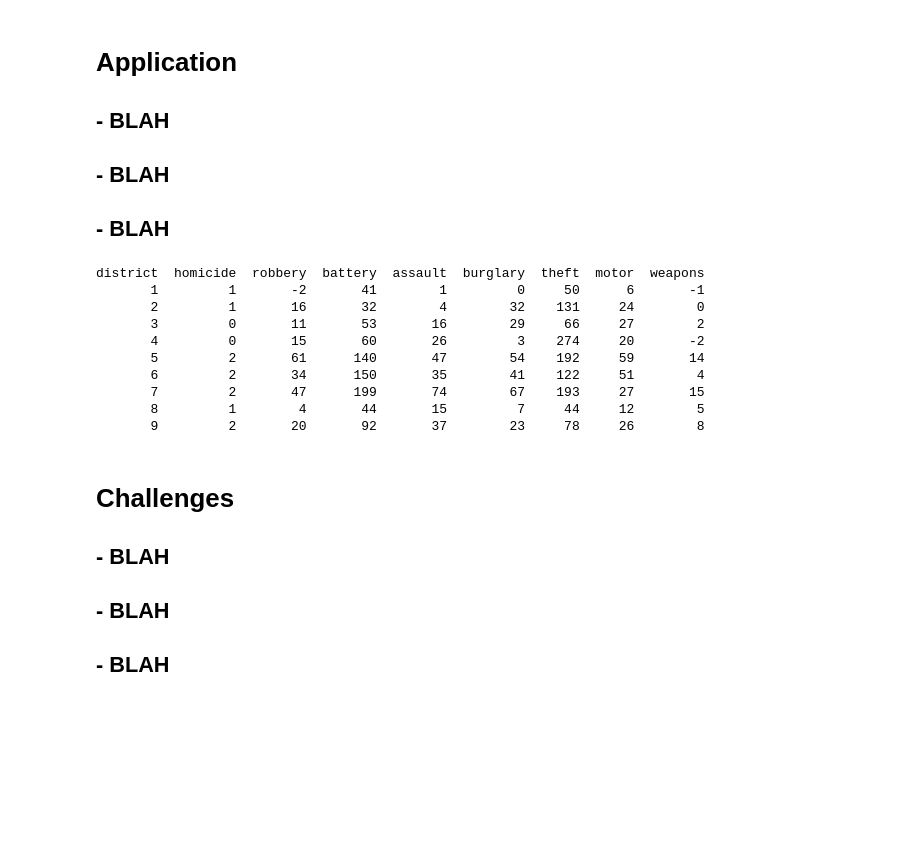
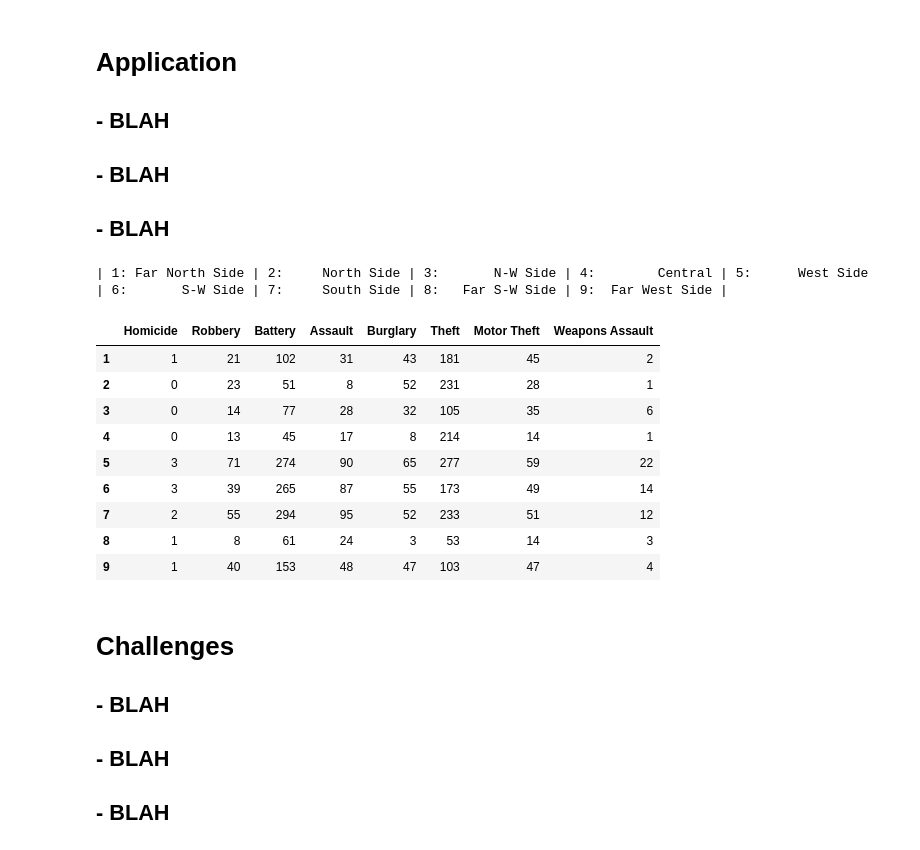
Before and after one commit to stockeh/big-data-weather-crime, a Jupyter notebook: notebooks/final-presentation.ipynb, the cells around one changed output. Drawn from its saved outputs; the diff is of its cells as text; code cells hidden in the pictures; blank space fills up the shorter version.

```diff
--- a/notebooks/final-presentation.ipynb
+++ b/notebooks/final-presentation.ipynb
@@ -282,24 +292,26 @@ fp = open('trained_models.pickle', 'rb')
 trained_models = dill.load(fp)
 fp.close()
 # %%
-dry_bulb_temp = 30
-wet_bulb_temp = 28
-wind_speed = 5
-relative_humidity = 60
+dry_bulb_temp = 69.212739
+wet_bulb_temp = 59.030585
+wind_speed = 4.519358
+relative_humidity = 72.286077
 
 data = [dry_bulb_temp, wet_bulb_temp, wind_speed, relative_humidity]
 trained_models.use(data, return_all=True, district=None)
 # %% [output]
-district  homicide  robbery  battery  assault  burglary  theft  motor  weapons
-       1         1       -2       41        1         0     50      6       -1
-       2         1       16       32        4        32    131     24        0
-       3         0       11       53       16        29     66     27        2
-       4         0       15       60       26         3    274     20       -2
-       5         2       61      140       47        54    192     59       14
-       6         2       34      150       35        41    122     51        4
-       7         2       47      199       74        67    193     27       15
-       8         1        4       44       15         7     44     12        5
-       9         2       20       92       37        23     78     26        8
+| 1: Far North Side | 2:     North Side | 3:       N-W Side | 4:        Central | 5:      West Side
+| 6:       S-W Side | 7:     South Side | 8:   Far S-W Side | 9:  Far West Side |
+|  | Homicide | Robbery | Battery | Assault | Burglary | Theft | Motor Theft | Weapons Assault |
+| 1 | 1 | 21 | 102 | 31 | 43 | 181 | 45 | 2 |
+| 2 | 0 | 23 | 51 | 8 | 52 | 231 | 28 | 1 |
+| 3 | 0 | 14 | 77 | 28 | 32 | 105 | 35 | 6 |
+| 4 | 0 | 13 | 45 | 17 | 8 | 214 | 14 | 1 |
+| 5 | 3 | 71 | 274 | 90 | 65 | 277 | 59 | 22 |
+| 6 | 3 | 39 | 265 | 87 | 55 | 173 | 49 | 14 |
+| 7 | 2 | 55 | 294 | 95 | 52 | 233 | 51 | 12 |
+| 8 | 1 | 8 | 61 | 24 | 3 | 53 | 14 | 3 |
+| 9 | 1 | 40 | 153 | 48 | 47 | 103 | 47 | 4 |
 # %% [markdown]
 # Challenges
 
```
Also changed, not shown: parts of 5 cells of this notebook, 1 other file.
